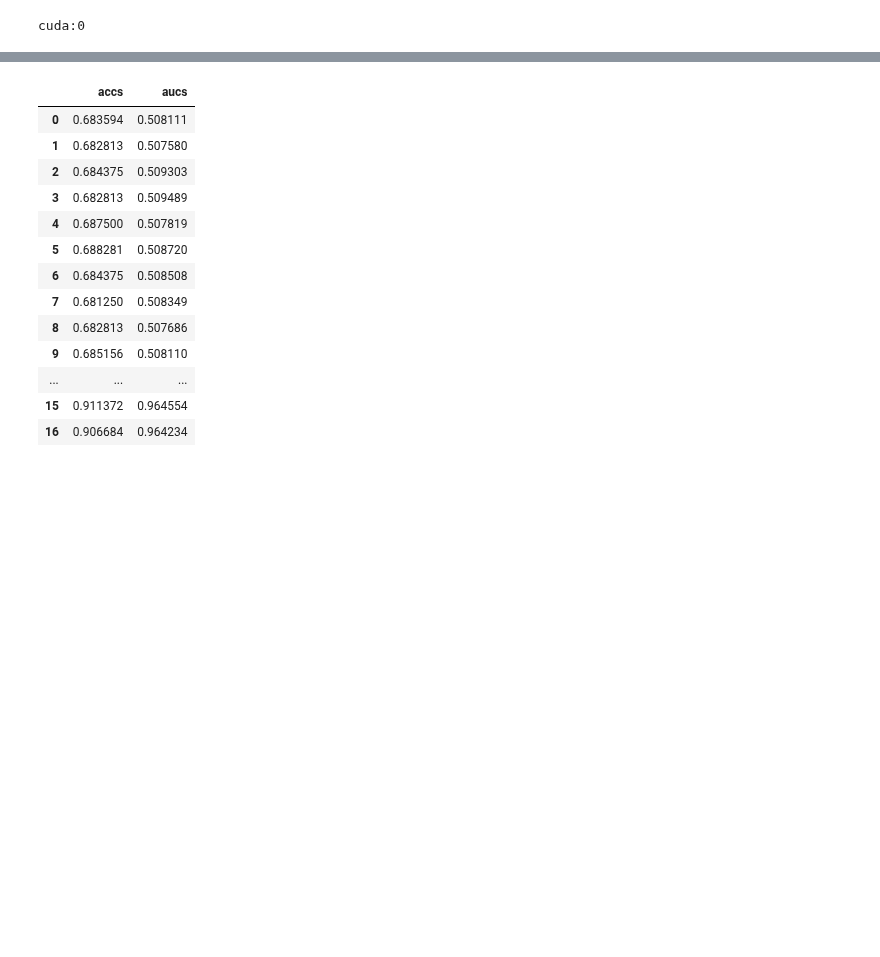
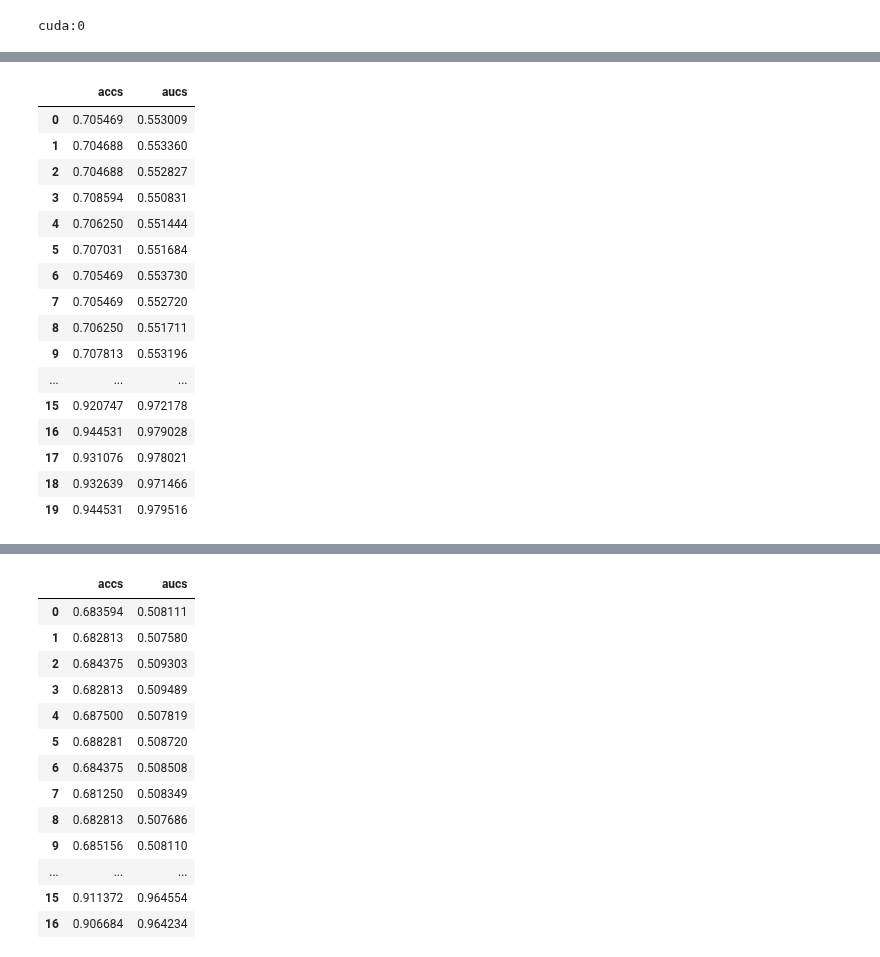
Before and after one commit to yzhang511/neural_decoding, a Jupyter notebook: notebooks/hierarchical_RRR_contrast.ipynb, the cells around one changed output, grey strips where cells are left out. Drawn from its saved outputs; the diff is of its cells as text; code cells hidden in the pictures; blank space fills up the shorter version.

```diff
--- a/notebooks/hierarchical_RRR_contrast.ipynb
+++ b/notebooks/hierarchical_RRR_contrast.ipynb
@@ -401,6 +559,6 @@ np.save(in_path/f"res_{date.today()}.npy", res_dict)
 # %%
-n_rank_V = 5
-n_rank_B = 5
+n_rank_V = 10
+n_rank_B = 10
 n_epochs = 1000
 # %%
 DEVICE = torch.device("cuda:0" if torch.cuda.is_available() else "cpu")
@@ -608,0 +799,24 @@ Training: |
+# %%
+# V = 10, B = 10
+df = pd.DataFrame(xval_dict[0]).iloc[:,:2] / 5
+for fold in range(1,5):
+    df += pd.DataFrame(xval_dict[fold]).iloc[:,:2] / 5
+df
+# %% [output]
+|  | accs | aucs |
+| 0 | 0.705469 | 0.553009 |
+| 1 | 0.704688 | 0.553360 |
+| 2 | 0.704688 | 0.552827 |
+| 3 | 0.708594 | 0.550831 |
+| 4 | 0.706250 | 0.551444 |
+| 5 | 0.707031 | 0.551684 |
+| 6 | 0.705469 | 0.553730 |
+| 7 | 0.705469 | 0.552720 |
+| 8 | 0.706250 | 0.551711 |
+| 9 | 0.707813 | 0.553196 |
+| ... | ... | ... |
+| 15 | 0.920747 | 0.972178 |
+| 16 | 0.944531 | 0.979028 |
+| 17 | 0.931076 | 0.978021 |
+| 18 | 0.932639 | 0.971466 |
+| 19 | 0.944531 | 0.979516 |
```
Also changed, not shown: parts of 9 cells of this notebook.
